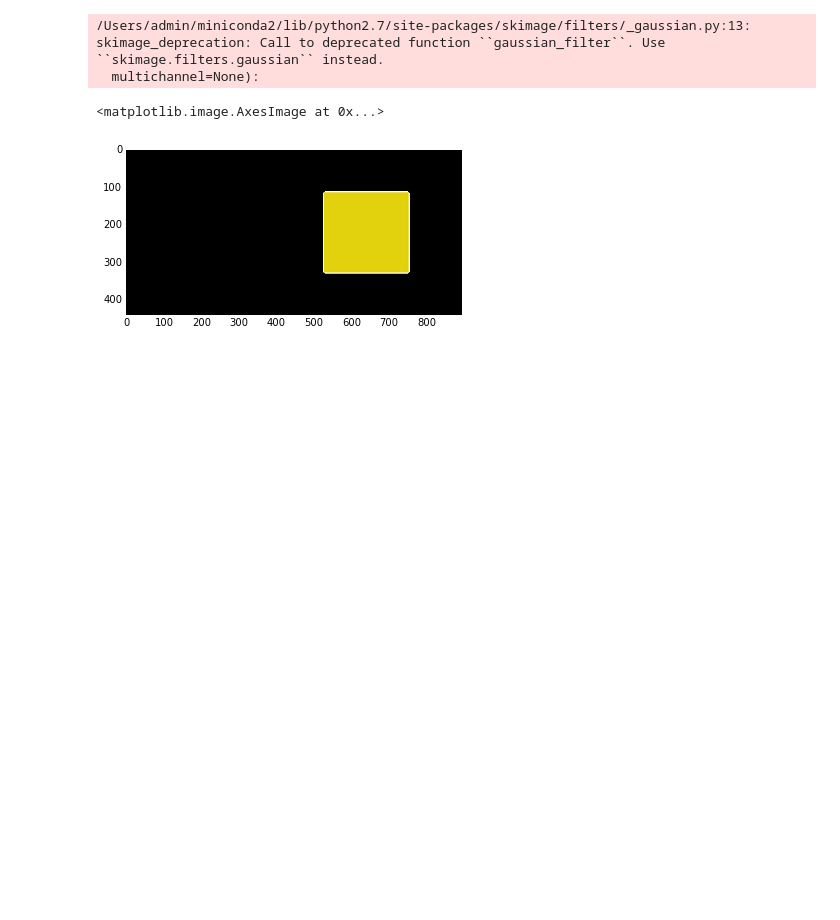
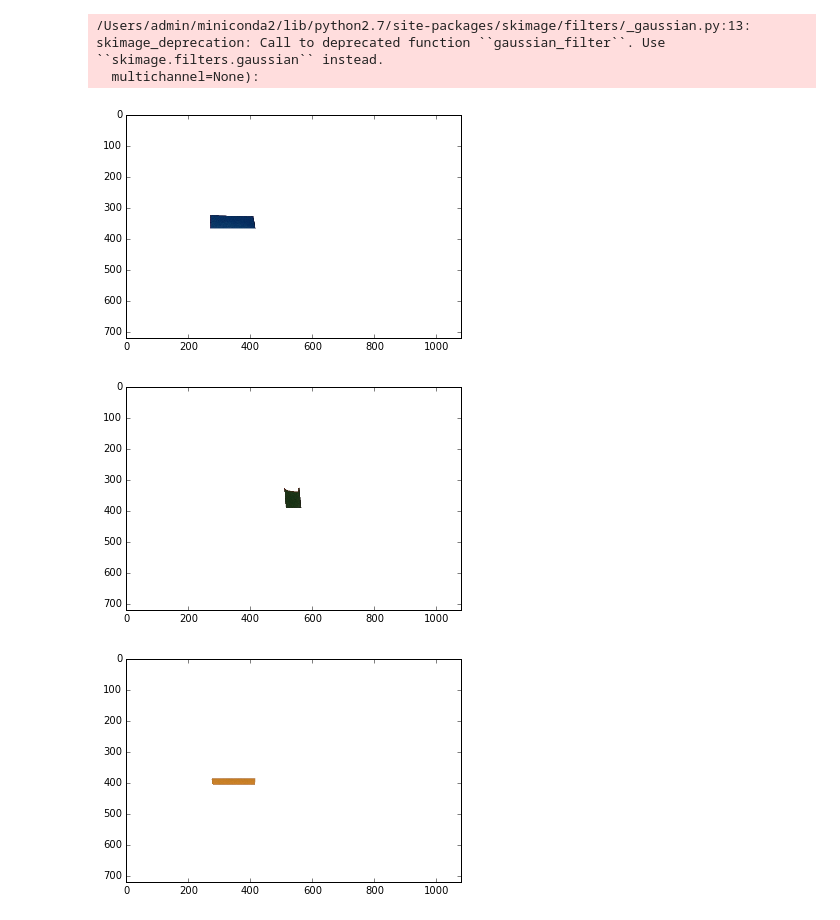
Before and after one commit to RPrudden/colour-harvest, a Jupyter notebook: img_blobs.ipynb, the cells around one changed output. Saved outputs shown, nothing was run; the diff lists cells and outputs as text; code cells hidden in the pictures; blank space fills up the shorter version.

```diff
--- a/img_blobs.ipynb
+++ b/img_blobs.ipynb
@@ -26,2 +60,0 @@ blobs = np.any(blobs, axis=2)[:,:,None]
-# %%
-all_labels = measure.label(blobs)
@@ -35,5 +60,0 @@ sq1.fill_value = 0
-# %%
-imshow(sq1.filled())
-# %% [output]
-<matplotlib.image.AxesImage at 0x...>
-[figure, removed]
@@ -39,0 +68,47 @@ imshow(sq1.filled())
+# %%
+def get_targets(ntargets):
+    result = []
+    for t in ntargets:
+        for i,n in enumerate(norms):
+            if all(n == t):
+                result.append(targets[i])
+                break
+    return result
+# %%
+def get_diffs(feats, ntargets):
+    avgs = [np.array((np.mean(ft[:,:,0]),np.mean(ft[:,:,1]),np.mean(ft[:,:,2]))) for ft in feats]
+    target_colours = get_targets(ntargets)
+    return np.array(avgs) - np.array(target_colours)
+# %%
+def get_total_diffs(feats, ntargets):
+    diffs = get_diffs(feats, ntargets)
+    return np.array([np.sum(diffs[:,i]) for i in range(3)])
+# %%
+features = []
+for blobs in [red_blobs, blue_blobs]:
+    all_labels, n = measure.label(blobs, return_num=True)
+    for i in range(n):
+        blob = np.ma.masked_where(all_labels != i, all_labels)
+        m = np.repeat(blob.mask,3,axis=2)
+        ft = np.ma.masked_array(img, mask=m)
+        ft.fill_value = 255
+        avr,avg,avb = np.mean(ft[:,:,0]),np.mean(ft[:,:,1]),np.mean(ft[:,:,2])
+        colour = np.array([avr,avg,avb])
+        norm_colour = colour / colour[0]
+#         avgs = np.sort([avr,avb,avg])
+#         def_colour = avgs[-1] / (avgs[0]+avgs[1]) > 0.9
+#         max_std = np.max([np.std(ft[:,:,0]),np.std(ft[:,:,1]),np.std(ft[:,:,2])])
+        score = (avr/avg) / (avr/avb)
+        score = score if score > 1 else 1/score
+#         if def_colour and ft.count() > 3000 and max_std < 30 and score > 1.5:
+        if ft.count() > 3000 and ft.count() < 20000 and score > 1.5:
+            features.append((ft, score))
+            imshow(ft.filled())
+            plt.show()
+features = sorted(features, key=lambda x: x[1])[:3]
+features = [f[0] for f in features]
+total_diffs = get_total_diffs(features, score_colours(features))/255
+# %% [output]
+[figure, added]
+[figure, added]
+[figure, added]
```
Also changed, not shown: parts of 13 cells of this notebook, 16 other files.
